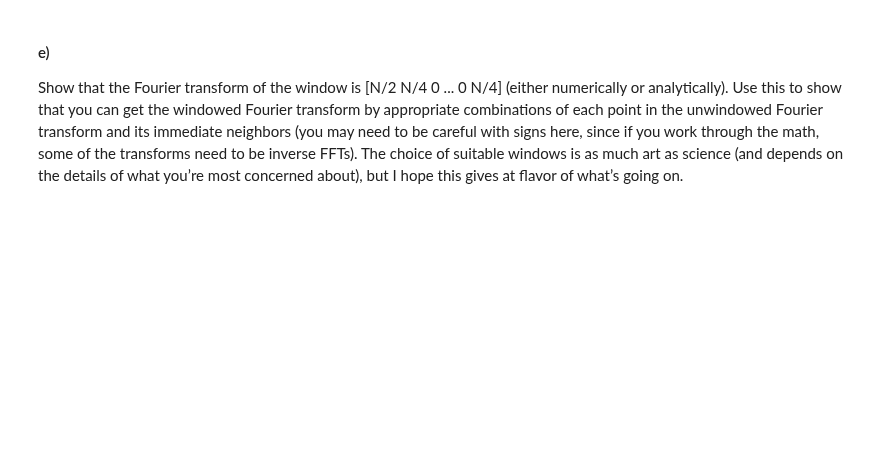
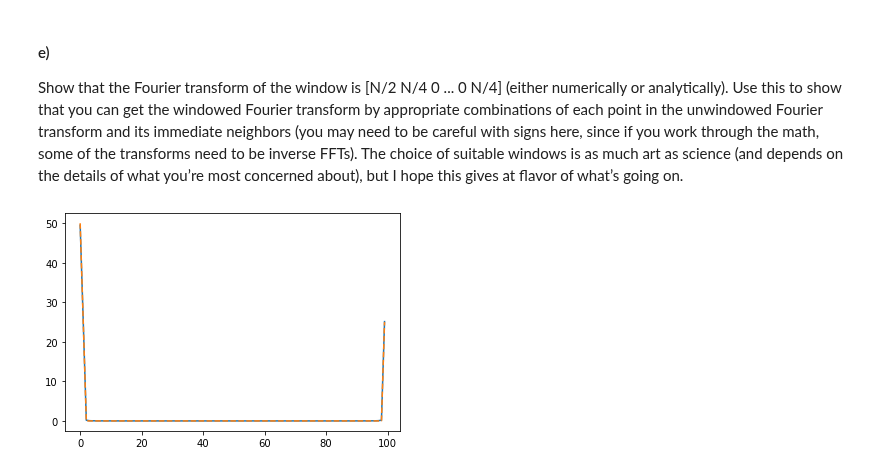
Before and after one commit to eklem1/Phys512_EK, a Jupyter notebook: PS4/PS4.ipynb, the cells around one changed output. Cells and saved outputs as stored; diff of their text form; code cells hidden in the pictures; blank space fills up the shorter version.

```diff
--- a/PS4/PS4.ipynb
+++ b/PS4/PS4.ipynb
@@ -186,3 +249,24 @@ A common tool to get around this is the use of window functions. The leakage ess
 # %% [markdown]
 #### e)
 Show that the Fourier transform of the window is [N/2 N/4 0 ... 0 N/4] (either numerically or analytically). Use this to show that you can get the windowed Fourier transform by appropriate combinations of each point in the unwindowed Fourier transform and its immediate neighbors (you may need to be careful with signs here, since if you work through the math, some of the transforms need to be inverse FFTs). The choice of suitable windows is as much art as science (and depends on the details of what you’re most concerned about), but I hope this gives at flavor of what’s going on.
+# %%
+#WHY does this only match when the Ns are diffffferent??
+# I really think N = len(x) - aka the number of points, but like why does this not work
+
+DFT_win = np.fft.fft(window(x, max(x)))
+# DFT_win = np.fft.fft(window(x, len(x)))
+
+
+man_arr = np.zeros(len(x))
+man_arr[0] = len(x)/2
+man_arr[1] = len(x)/4
+
+man_arr[-1] = len(x)/4
+
+
+# plt.axvline(k, ls=":", color="grey")
+plt.plot(abs(DFT_win))
+plt.plot(man_arr, ls="--")
+plt.show()
+# %% [output]
+[figure, added]
```
Also changed, not shown: parts of 7 cells of this notebook.
